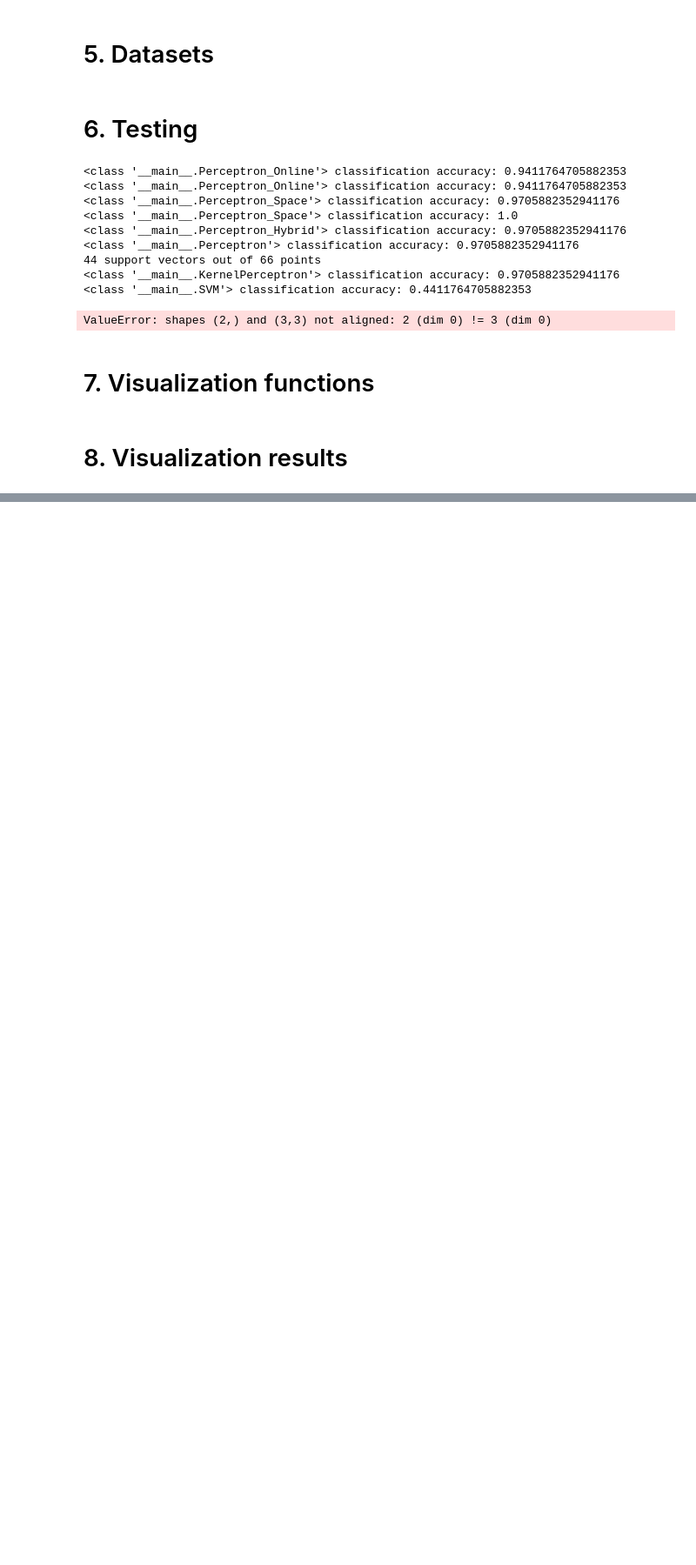
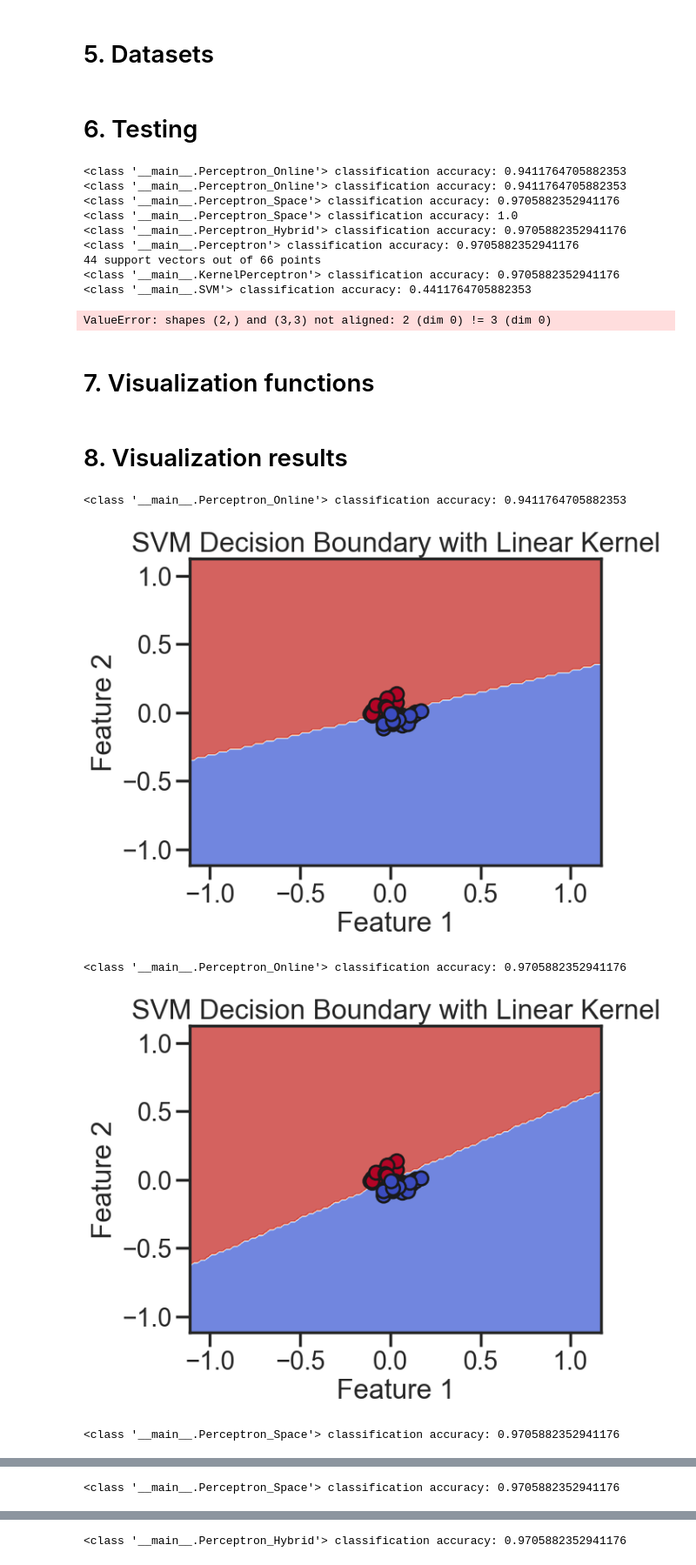
Before and after one commit to albertnieto/quantum-perceptron, a Jupyter notebook: notebooks/perceptron_testing.ipynb, the cells around one changed output, grey strips where cells are left out. Shown at 87% size. Cells and saved outputs as stored; diff of their text form; code cells hidden in the pictures; blank space fills up the shorter version.

```diff
--- a/notebooks/perceptron_testing.ipynb
+++ b/notebooks/perceptron_testing.ipynb
@@ -1397,5 +1397,40 @@ def visualize_svm(clf):
     ax.set_ylim([x1_min - 3, x1_max + 3])
 
     plt.show()
+# %%
+def plot_decision_boundary(clf, X, y):
+    # Create a mesh to plot the decision boundary
+    h = .02  # step size in the mesh
+    x_min, x_max = X[:, 0].min() - 1, X[:, 0].max() + 1
+    y_min, y_max = X[:, 1].min() - 1, X[:, 1].max() + 1
+    xx, yy = np.meshgrid(np.arange(x_min, x_max, h), np.arange(y_min, y_max, h))
+
+    # Predict the decision boundary
+    Z = clf.predict(np.c_[xx.ravel(), yy.ravel()])
+    Z = Z.reshape(xx.shape)
+
+    # Plot the decision boundary
+    plt.contourf(xx, yy, Z, alpha=0.8, cmap=plt.cm.coolwarm)
+
+    # Plot the training points
+    plt.scatter(X_train[:, 0], X_train[:, 1], c=y_train, edgecolors='k', cmap=plt.cm.coolwarm)
+    plt.xlabel('Feature 1')
+    plt.ylabel('Feature 2')
+    plt.title('SVM Decision Boundary with Linear Kernel')
+    plt.show()
 # %% [markdown]
 # 8. Visualization results
+# %%
+for clf in clf_list:
+    if clf:
+        clf_class = type(clf)
+        clf.fit(X_train,y_train)
+        predictions = clf.predict(X_test)
+        print(f"{clf_class} classification accuracy: {accuracy(y_test, predictions)}")
+        plot_decision_boundary(clf=clf, X=X, y=y)
+# %% [output]
+<class '__main__.Perceptron_Online'> classification accuracy: 0.9411764705882353
+[figure, added]
+<class '__main__.Perceptron_Online'> classification accuracy: 0.9705882352941176
+[figure, added]
+<class '__main__.Perceptron_Space'> classification accuracy: 0.9705882352941176
@@ -1401,0 +1438 @@ def visualize_svm(clf):
+<class '__main__.Perceptron_Space'> classification accuracy: 0.9705882352941176
@@ -1401,0 +1440 @@ def visualize_svm(clf):
+<class '__main__.Perceptron_Hybrid'> classification accuracy: 0.9705882352941176
```
Also changed, not shown: parts of 1 cell of this notebook.
